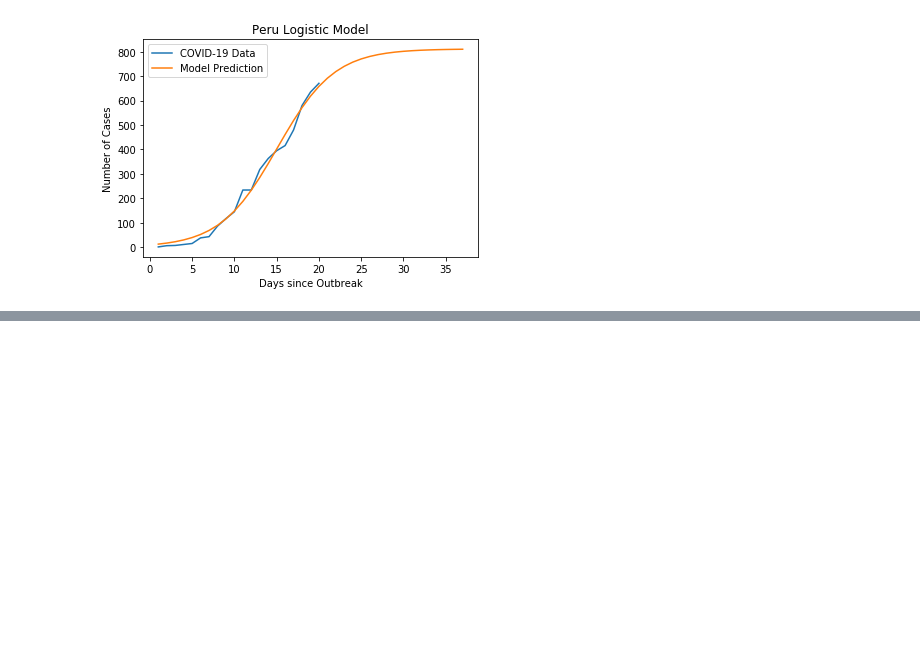
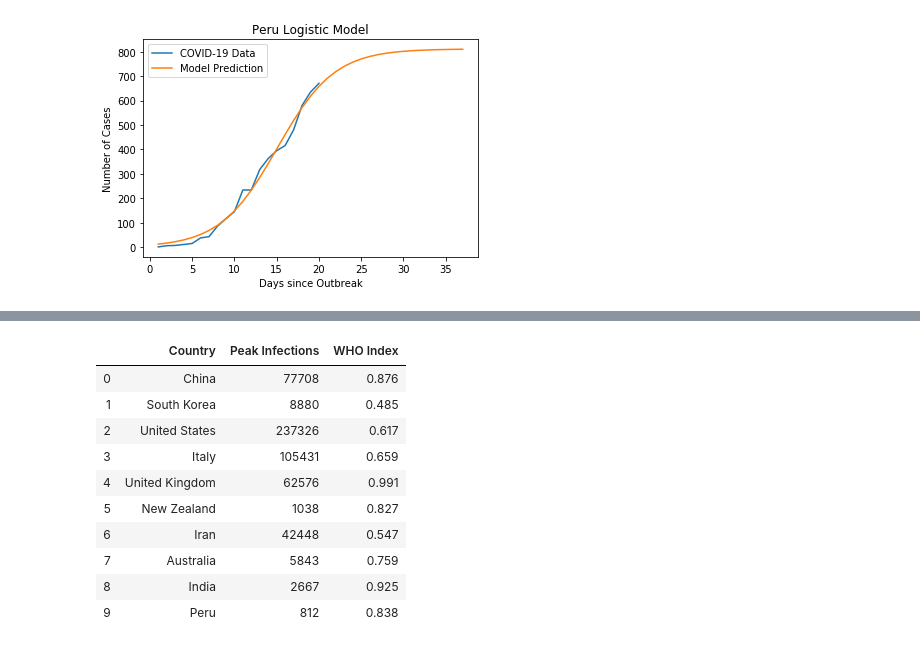
Before and after one commit to miholjcicmarko/COMP5360Project, a Jupyter notebook: python_journals/models.ipynb, the cells around one changed output, grey strips where cells are left out. Drawn from its saved outputs; the diff is of its cells as text; code cells hidden in the pictures; blank space fills up the shorter version.

```diff
--- a/python_journals/models.ipynb
+++ b/python_journals/models.ipynb
@@ -858,6 +901,8 @@ print(v)
 print(t)
 print(c)
 
+peakinf.append(math.ceil(c))
+
 import math
 finishday = t
 finishday = math.ceil(finishday)
@@ -948,6 +993,8 @@ print(v)
 print(t)
 print(c)
 
+peakinf.append(math.ceil(c))
+
 import math
 finishday = t
 finishday = math.ceil(finishday)
@@ -1038,6 +1085,8 @@ print(v)
 print(t)
 print(c)
 
+peakinf.append(math.ceil(c))
+
 import math
 finishday = t
 finishday = math.ceil(finishday)
@@ -1073,0 +1127,8 @@ End of the Infection: 2020-04-15 00:00:00
+# %%
+data = pd.DataFrame({"Peak Infections": peakinf})
+country = ["China", "South Korea", "United States", "Italy", "United Kingdom", "New Zealand", "Iran", "Australia", "India", "Peru"]
+cont = pd.DataFrame({"Country": country})
+data = pd.concat([cont,data], axis=1, sort = False)
+
+data = data.sort_values(by=['Country'])
+data
@@ -1074,3 +1147,29 @@ End of the Infection: 2020-04-15 00:00:00
+# %%
+df3 = pd.read_csv('/Users/spenc/OneDrive/Documents/University_of_Utah/2019-2020/DataScience/COMP5360Project/project_files/csv_files/CLEAN_WorldHealthIndex.csv')
+df3
+
+countries = ['UnitedStatesofAmerica', 'China', 'Italy', 'NewZealand', 'RepublicofKorea', 'UnitedKingdom', 'Iran,IslamicRepublicof', 'Australia', 'India', 'Peru']
+df3 = df3.loc[df3['Member State'].isin(countries)]
+
+df3 = df3.sort_values(by=['Member State'])
+
+indexes = list(df3['Index'].values)
+index = pd.DataFrame({"WHO Index": indexes})
+
+data = pd.concat([data,index], axis=1, sort = False)
+data
+# %% [output]
+|  | Country | Peak Infections | WHO Index |
+| 0 | China | 77708 | 0.876 |
+| 1 | South Korea | 8880 | 0.485 |
+| 2 | United States | 237326 | 0.617 |
+| 3 | Italy | 105431 | 0.659 |
+| 4 | United Kingdom | 62576 | 0.991 |
+| 5 | New Zealand | 1038 | 0.827 |
+| 6 | Iran | 42448 | 0.547 |
+| 7 | Australia | 5843 | 0.759 |
+| 8 | India | 2667 | 0.925 |
+| 9 | Peru | 812 | 0.838 |
 # %%
 import numpy as np
 def GompertzModel(x,a,b,c):
```
Also changed, not shown: parts of 11 cells of this notebook.
